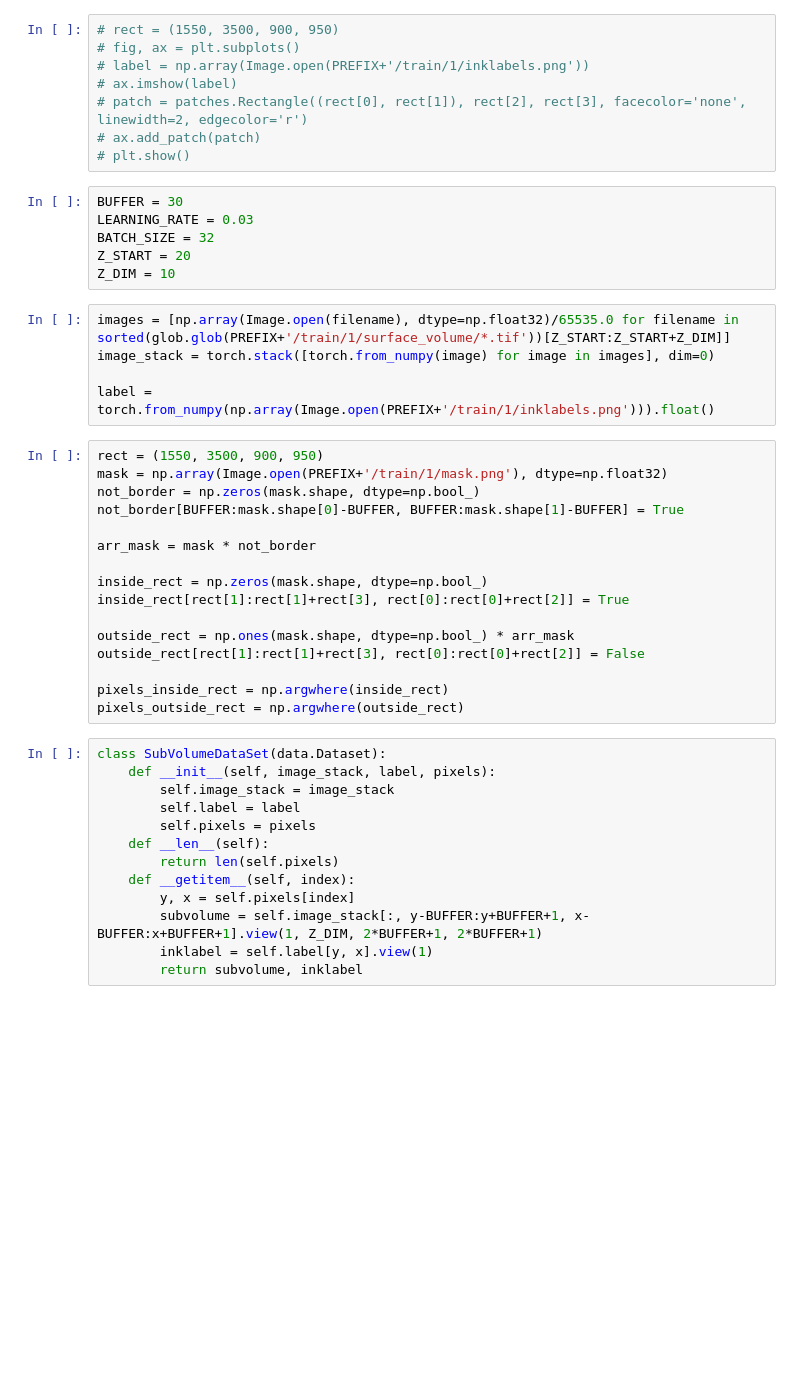
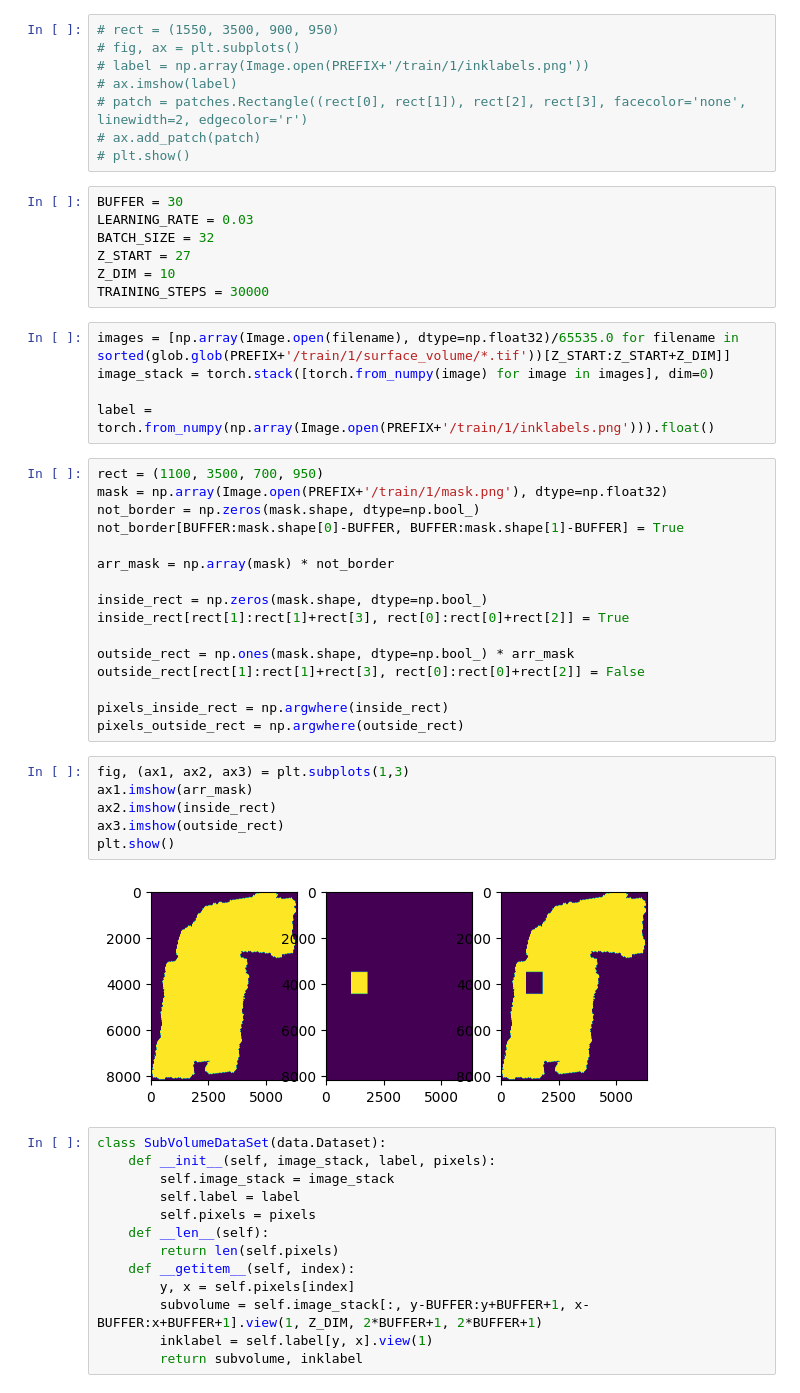
Before and after one commit to kuchidareo/kaggle, a Jupyter notebook: ink-detection.ipynb, the cells around one changed output. Drawn from its saved outputs; the diff is of its cells as text; blank space fills up the shorter version.

```diff
--- a/ink-detection.ipynb
+++ b/ink-detection.ipynb
@@ -43,20 +43,21 @@ PREFIX = '/kaggle/input/vesuvius-challenge-ink-detection'
 BUFFER = 30
 LEARNING_RATE = 0.03
 BATCH_SIZE = 32
-Z_START = 20
+Z_START = 27
 Z_DIM = 10
+TRAINING_STEPS = 30000
 # %%
 images = [np.array(Image.open(filename), dtype=np.float32)/65535.0 for filename in sorted(glob.glob(PREFIX+'/train/1/surface_volume/*.tif'))[Z_START:Z_START+Z_DIM]]
 image_stack = torch.stack([torch.from_numpy(image) for image in images], dim=0)
 
 label = torch.from_numpy(np.array(Image.open(PREFIX+'/train/1/inklabels.png'))).float()
 # %%
-rect = (1550, 3500, 900, 950)
+rect = (1100, 3500, 700, 950)
 mask = np.array(Image.open(PREFIX+'/train/1/mask.png'), dtype=np.float32)
 not_border = np.zeros(mask.shape, dtype=np.bool_)
 not_border[BUFFER:mask.shape[0]-BUFFER, BUFFER:mask.shape[1]-BUFFER] = True
 
-arr_mask = mask * not_border
+arr_mask = np.array(mask) * not_border
 
 inside_rect = np.zeros(mask.shape, dtype=np.bool_)
 inside_rect[rect[1]:rect[1]+rect[3], rect[0]:rect[0]+rect[2]] = True
@@ -66,6 +67,14 @@ outside_rect[rect[1]:rect[1]+rect[3], rect[0]:rect[0]+rect[2]] = False
 
 pixels_inside_rect = np.argwhere(inside_rect)
 pixels_outside_rect = np.argwhere(outside_rect)
+# %%
+fig, (ax1, ax2, ax3) = plt.subplots(1,3)
+ax1.imshow(arr_mask)
+ax2.imshow(inside_rect)
+ax3.imshow(outside_rect)
+plt.show()
+# %% [output]
+[figure, added]
 # %%
 class SubVolumeDataSet(data.Dataset):
     def __init__(self, image_stack, label, pixels):
```
Also changed, not shown: parts of 5 cells of this notebook.
